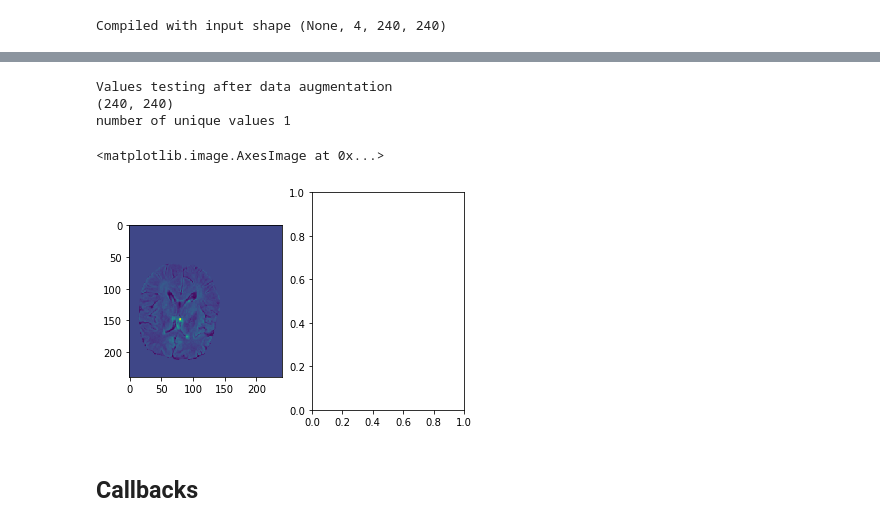
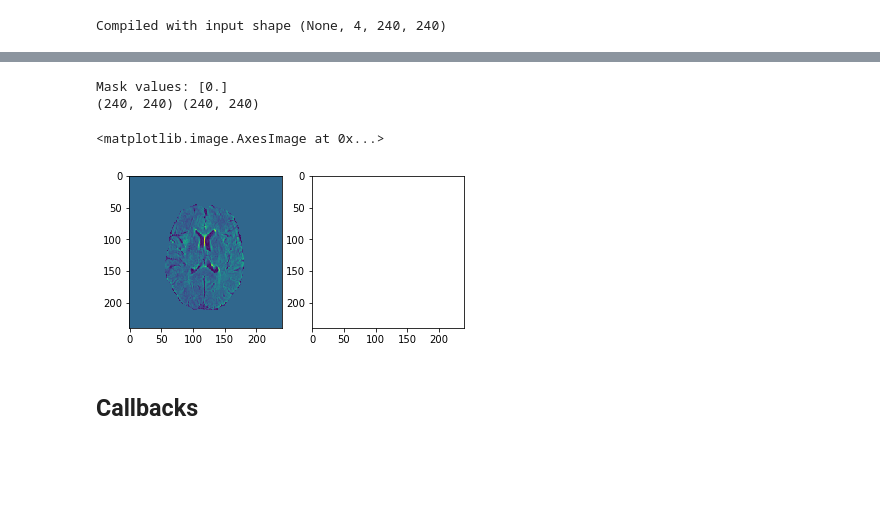
Before and after one commit to Janowie/unet_segmentation, a Jupyter notebook: new_sequence_data_gen.ipynb, the cells around one changed output, grey strips where cells are left out. Drawn from its saved outputs; the diff is of its cells as text; code cells hidden in the pictures; blank space fills up the shorter version.

Commit message:
Slice augmentation using Albumentations lib

```diff
--- a/new_sequence_data_gen.ipynb
+++ b/new_sequence_data_gen.ipynb
@@ -99,3 +91,0 @@ mask_datagen = ImageDataGenerator(**data_gen_args)
-# %%
-image_datagen.fit(x_train, augment=True, seed=seed)
-mask_datagen.fit(y_train, augment=True, seed=seed)
@@ -123,25 +92,15 @@ Values testing
-# %%
-im = y_train_datagen.__getitem__(i)[0][0]
-print("Values testing after data augmentation")
-print(im.shape)
-print("number of unique values", len(np.unique(im)))
-# print(np.unique(im))
-# %% [output]
-Values testing after data augmentation
-(240, 240)
-number of unique values 1
-# %%
-# i = random.randint(0,238)
-map_1 = y_train_datagen.__getitem__(i)[0][0]
-map_1[map_1 == 0] = np.nan
-map_2 = y_train[i][0]
-map_2[map_2 == 0] = np.nan
-
-f, axarr = plt.subplots(1,2)
-axarr[0].imshow(x_train_datagen.__getitem__(i)[0][0]) #, cmap='gray', vmin=0
-axarr[0].imshow(map_1, alpha=0.5)
-# axarr[1].imshow(x_train[i][0]) #, cmap='gray', vmin=0
-# axarr[1].imshow(map_2, alpha=0.9)
-# %% [output]
-<matplotlib.image.AxesImage at 0x...>
-[figure, removed]
+# %%
+AUGMENTATIONS = Compose([
+    HorizontalFlip(p=0.5),
+    VerticalFlip(p=0.5),
+#     Rotate(limit=90, p=0.99),
+#     RandomGamma(gamma_limit=(80, 120), p=0.25),
+#     RandomScale(scale_limit=0.1, interpolation=cv2.INTER_NEAREST, p=0.25),
+#     ElasticTransform(alpha=1, p=0.5),
+#     OneOf([
+#         OpticalDistortion(p=0.3),
+#         GridDistortion(p=0.1),
+#     ], p=0.2),
+    OpticalDistortion(p=0.5),
+    GridDistortion(p=0.5),
+])
@@ -148,3 +153,24 @@ axarr[0].imshow(map_1, alpha=0.5)
+# %%
+train_gen = Datagen(x_train, y_train, batch_size, AUGMENTATIONS)
+# %%
+i = random.randint(0,238)
+foo_x, foo_y = train_gen.__getitem__(i)
+im = foo_x[0][0]
+m = foo_y[0][0]
+
+print("Mask values:", np.unique(m))
+
+print(im.shape, m.shape)
+m[m == 0] = np.nan
+
+f, axarr = plt.subplots(1,2)
+axarr[0].imshow(im)
+axarr[1].imshow(m, alpha=1)
+# %% [output]
+Mask values: [0.]
+(240, 240) (240, 240)
+<matplotlib.image.AxesImage at 0x...>
+[figure, added]
 # %% [markdown]
 ## Callbacks
 # %%
```
Also changed, not shown: parts of 19 cells of this notebook.
